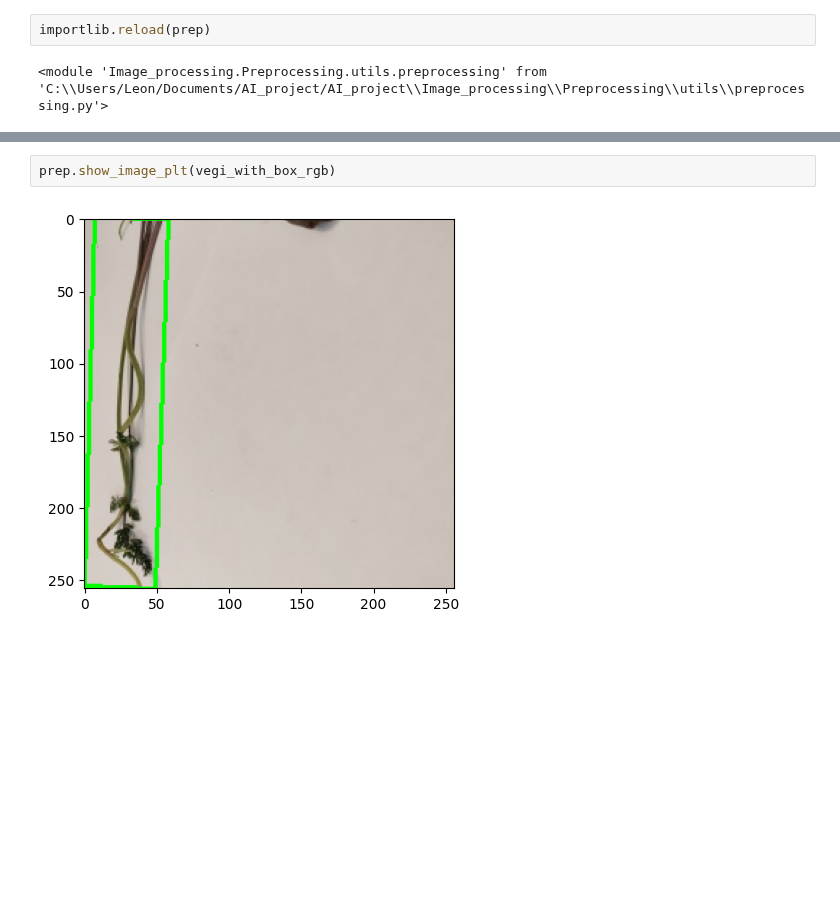
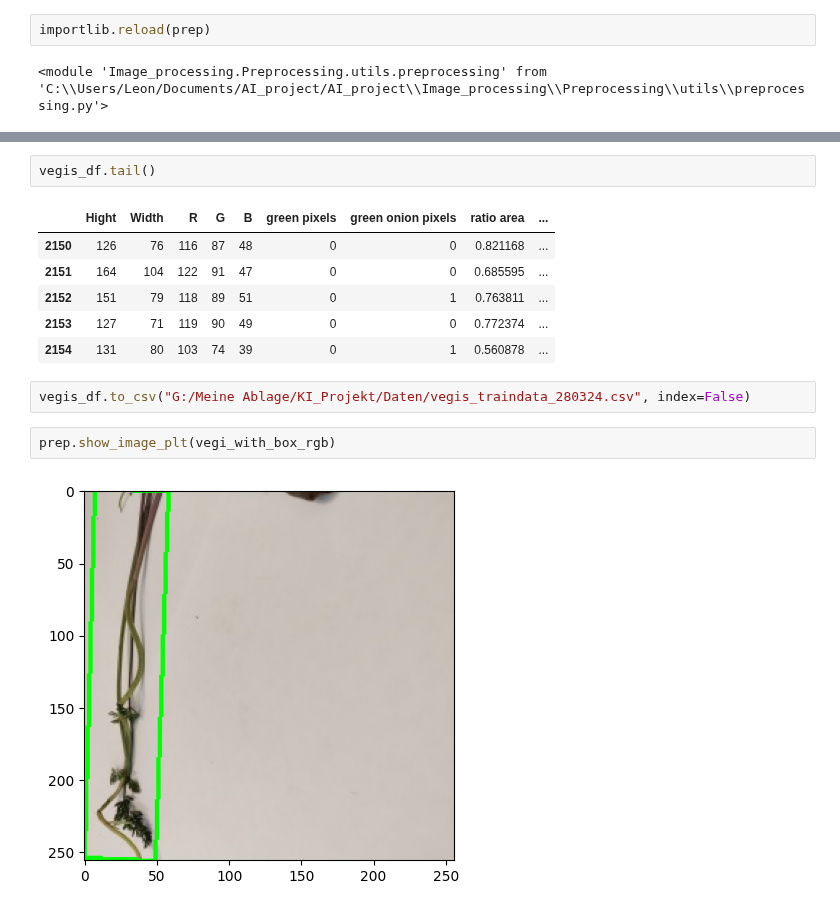
Before and after one commit to leons1396/AI_project, a Jupyter notebook: Image_processing/Preprocessing/image_preprocessing.ipynb, the cells around one changed output, grey strips where cells are left out. Saved outputs shown, nothing was run; the diff lists cells and outputs as text; blank space fills up the shorter version.

```diff
--- a/Image_processing/Preprocessing/image_preprocessing.ipynb
+++ b/Image_processing/Preprocessing/image_preprocessing.ipynb
@@ -200,3 +197,14 @@ i
+# %%
+vegis_df.tail()
+# %% [output]
+|  | Hight | Width | R | G | B | green pixels | green onion pixels | ratio area | ... |
+| 2150 | 126 | 76 | 116 | 87 | 48 | 0 | 0 | 0.821168 | ... |
+| 2151 | 164 | 104 | 122 | 91 | 47 | 0 | 0 | 0.685595 | ... |
+| 2152 | 151 | 79 | 118 | 89 | 51 | 0 | 1 | 0.763811 | ... |
+| 2153 | 127 | 71 | 119 | 90 | 49 | 0 | 0 | 0.772374 | ... |
+| 2154 | 131 | 80 | 103 | 74 | 39 | 0 | 1 | 0.560878 | ... |
+# %%
+vegis_df.to_csv("G:/Meine Ablage/KI_Projekt/Daten/vegis_traindata_280324.csv", index=False)
 # %%
 prep.show_image_plt(vegi_with_box_rgb)
 # %% [output]
```
Also changed, not shown: parts of 5 cells of this notebook, 5 other files.
